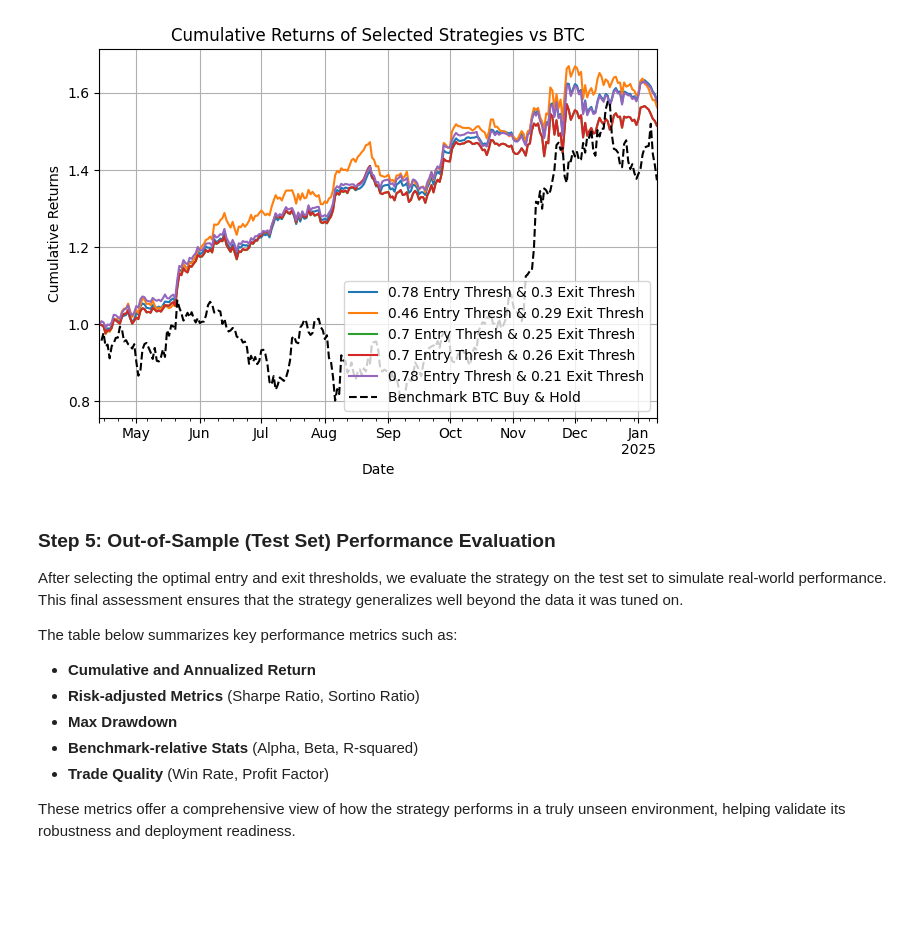
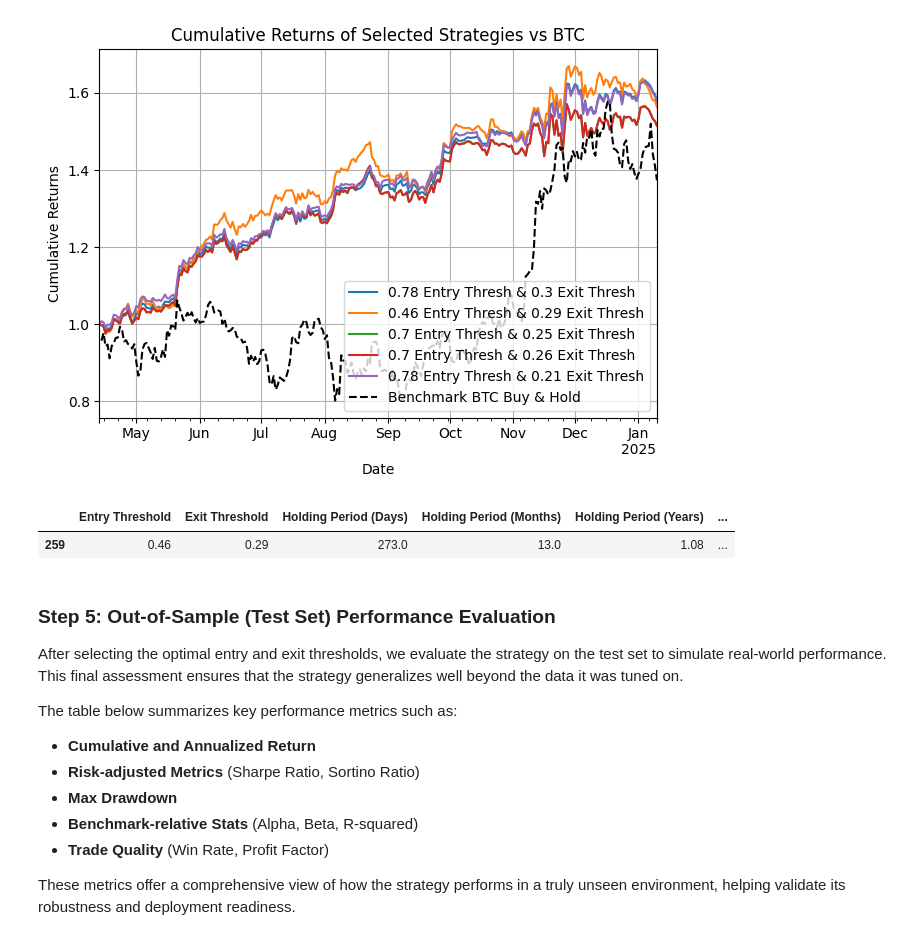
Before and after one commit to mohiteprathamesh1996/stat-arb-crypto, a Jupyter notebook: research/Pairs Trading Using Cointegration.ipynb, the cells around one changed output. Saved outputs shown, nothing was run; the diff lists cells and outputs as text; code cells hidden in the pictures; blank space fills up the shorter version.

```diff
--- a/research/Pairs Trading Using Cointegration.ipynb
+++ b/research/Pairs Trading Using Cointegration.ipynb
@@ -375,7 +379,7 @@ Metrics Breakdown:
 - **Max Drawdown (9%)**: Reflects the worst-case loss over the period. Lower drawdowns imply better capital preservation — especially important in volatile crypto environments.
 - **R-squared (1%)**: Indicates how much of the strategy’s behavior is explained by the benchmark. Lower R² values mean the strategy is more market-neutral and potentially diversifying. This is lightly penalized to avoid benchmark hugging.
 # %%
-performance_metrics_grid["Composite Score"] = (
+["Composite Score"] = (
     performance_metrics_grid["Sharpe Ratio"].rank(pct=True) * 0.25 +     # Risk-adjusted return
     performance_metrics_grid["Alpha"].rank(pct=True) * 0.7 +           # Benchmark outperformance
     performance_metrics_grid["Max Drawdown"].rank(pct=True, ascending=True) * 0.09 +  # Low drawdowns
@@ -397,6 +401,14 @@ plt.grid(True)
 plt.show()
 # %% [output]
 [figure]
+# %%
+performance_metrics_grid[
+    (performance_metrics_grid["Entry Threshold"]==0.46) &
+    (performance_metrics_grid["Exit Threshold"]==0.29)
+]
+# %% [output]
+|  | Entry Threshold | Exit Threshold | Holding Period (Days) | Holding Period (Months) | Holding Period (Years) | ... |
+| 259 | 0.46 | 0.29 | 273.0 | 13.0 | 1.08 | ... |
 # %% [markdown]
 ### Step 5: Out-of-Sample (Test Set) Performance Evaluation
 
```
Also changed, not shown: parts of 7 cells of this notebook, 1 other file.
